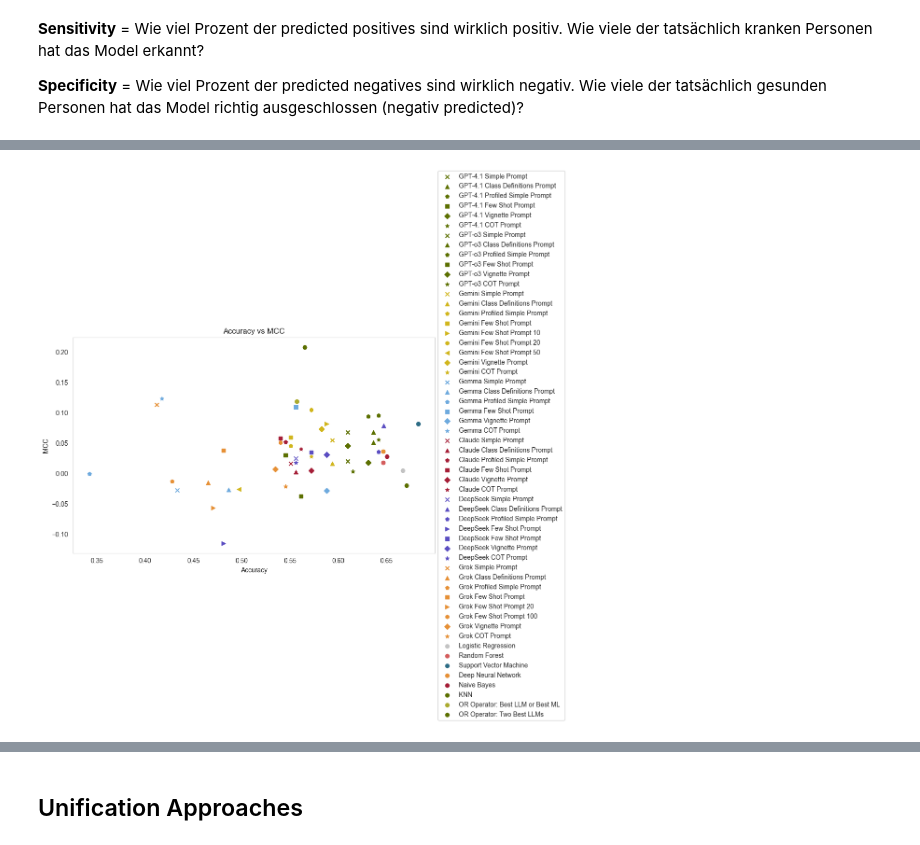
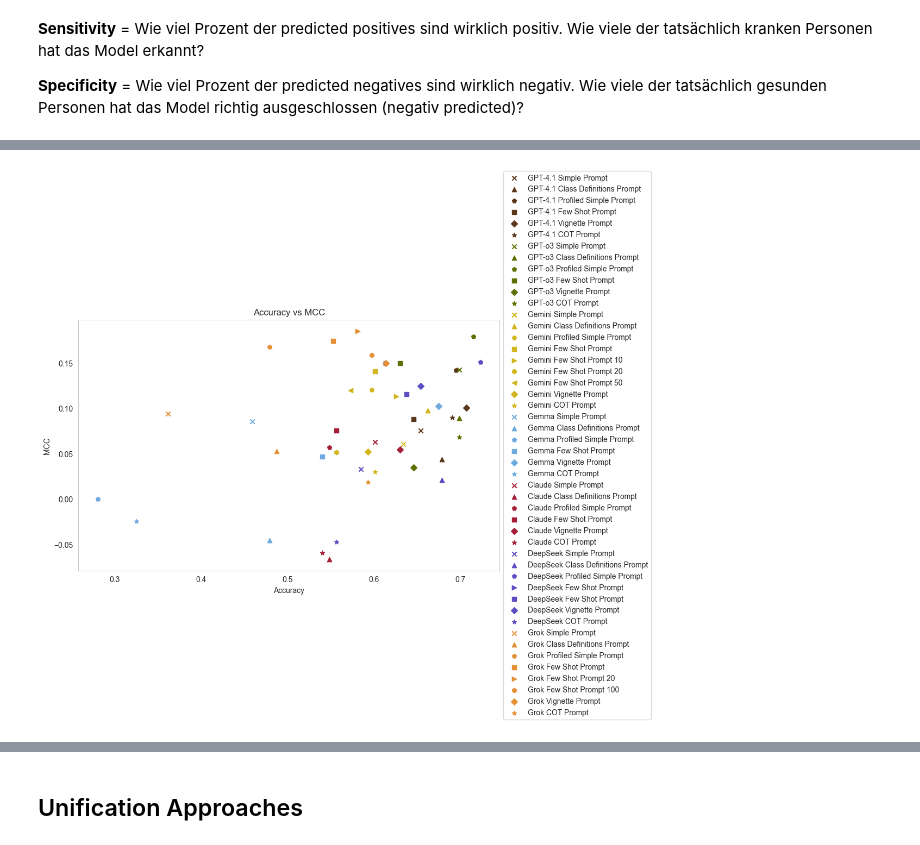
Before and after one commit to kimmizi/master_thesis, a Jupyter notebook: exp/05_Evaluation_Performance.ipynb, the cells around one changed output, grey strips where cells are left out. Cells and saved outputs as stored; diff of their text form; code cells hidden in the pictures.

Commit message:
Trying stratified train-test split and cleaned data

```diff
--- a/exp/05_Evaluation_Performance.ipynb
+++ b/exp/05_Evaluation_Performance.ipynb
@@ -141,7 +141,7 @@ X = X.drop(["hpi"], axis = 1)
 y = data_change["hpi"]
 
 # Train-test split
-X_train, X_test, y_train, y_test = train_test_split(X, y, test_size = 0.2, random_state = 42)
+X_train, X_test, y_train, y_test = train_test_split(X, y, test_size = 0.2, random_state = 42, stratify = y)
 
 print("X_train shape: ", X_train.shape, round(X_train.shape[0]/len(X), 2), "\n",
       "X_test shape: ", X_test.shape, round(X_test.shape[0]/len(X), 2),  "\n",
@@ -432,12 +391,12 @@ metrics_DeepSeek_cot_prompt = calculate_metrics(y_test_excl, y_pred_DeepSeek_cot
 # %%
-metrics_Grok_simple_prompt = calculate_metrics(y_test_excl, y_pred_Grok_simple_prompt)
-metrics_Grok_class_def_prompt = calculate_metrics(y_test_excl, y_pred_Grok_class_def_prompt)
-metrics_Grok_profiled_simple_prompt = calculate_metrics(y_test_excl, y_pred_Grok_profiled_simple_prompt)
-metrics_Grok_few_shot_prompt = calculate_metrics(y_test_excl, y_pred_Grok_few_shot_prompt)
-metrics_Grok_few_shot_prompt_20 = calculate_metrics(y_test_excl, y_pred_Grok_few_shot_prompt_20)
-metrics_Grok_few_shot_prompt_100 = calculate_metrics(y_test_excl, y_pred_Grok_few_shot_prompt_100)
-metrics_Grok_vignette_prompt = calculate_metrics(y_test_excl, y_pred_Grok_vignette_prompt)
-metrics_Grok_cot_prompt = calculate_metrics(y_test_excl, y_pred_Grok_cot_prompt["y_pred"])
+# metrics_Grok_simple_prompt = calculate_metrics(y_test_excl, y_pred_Grok_simple_prompt)
+# metrics_Grok_class_def_prompt = calculate_metrics(y_test_excl, y_pred_Grok_class_def_prompt)
+# metrics_Grok_profiled_simple_prompt = calculate_metrics(y_test_excl, y_pred_Grok_profiled_simple_prompt)
+# metrics_Grok_few_shot_prompt = calculate_metrics(y_test_excl, y_pred_Grok_few_shot_prompt)
+# metrics_Grok_few_shot_prompt_20 = calculate_metrics(y_test_excl, y_pred_Grok_few_shot_prompt_20)
+# metrics_Grok_few_shot_prompt_100 = calculate_metrics(y_test_excl, y_pred_Grok_few_shot_prompt_100)
+# metrics_Grok_vignette_prompt = calculate_metrics(y_test_excl, y_pred_Grok_vignette_prompt)
+# metrics_Grok_cot_prompt = calculate_metrics(y_test_excl, y_pred_Grok_cot_prompt["y_pred"])
 # %% [markdown]
 #### Unification Approaches
 # %%
@@ -589,12 +548,12 @@ plt.grid()
 # plot all simple prompts for LLMs: MCC vs Accuracy
 plt.figure(figsize = (10, 6))
 
-plt.scatter(metrics_GPT_simple_prompt["accuracy"], metrics_GPT_simple_prompt["mcc"], label = "GPT-4.1 Simple Prompt", color = hex_colors[9], marker = "x")
-plt.scatter(metrics_GPT_class_def_prompt["accuracy"], metrics_GPT_class_def_prompt["mcc"], label = "GPT-4.1 Class Definitions Prompt", color = hex_colors[9], marker = "^")
-plt.scatter(metrics_GPT_profiled_simple_prompt["accuracy"], metrics_GPT_profiled_simple_prompt["mcc"], label = "GPT-4.1 Profiled Simple Prompt", color = hex_colors[9], marker = "p")
-plt.scatter(metrics_GPT_few_shot_prompt["accuracy"], metrics_GPT_few_shot_prompt["mcc"], label = "GPT-4.1 Few Shot Prompt", color = hex_colors[9], marker = "s")
-plt.scatter(metrics_GPT_vignette_prompt["accuracy"], metrics_GPT_vignette_prompt["mcc"], label = "GPT-4.1 Vignette Prompt", color = hex_colors[9], marker = "D")
-plt.scatter(metrics_GPT_cot_prompt["accuracy"], metrics_GPT_cot_prompt["mcc"], label = "GPT-4.1 COT Prompt", color = hex_colors[9], marker = "*")
+plt.scatter(metrics_GPT_simple_prompt["accuracy"], metrics_GPT_simple_prompt["mcc"], label = "GPT-4.1 Simple Prompt", color = hex_colors[11], marker = "x")
+plt.scatter(metrics_GPT_class_def_prompt["accuracy"], metrics_GPT_class_def_prompt["mcc"], label = "GPT-4.1 Class Definitions Prompt", color = hex_colors[11], marker = "^")
+plt.scatter(metrics_GPT_profiled_simple_prompt["accuracy"], metrics_GPT_profiled_simple_prompt["mcc"], label = "GPT-4.1 Profiled Simple Prompt", color = hex_colors[11], marker = "p")
+plt.scatter(metrics_GPT_few_shot_prompt["accuracy"], metrics_GPT_few_shot_prompt["mcc"], label = "GPT-4.1 Few Shot Prompt", color = hex_colors[11], marker = "s")
+plt.scatter(metrics_GPT_vignette_prompt["accuracy"], metrics_GPT_vignette_prompt["mcc"], label = "GPT-4.1 Vignette Prompt", color = hex_colors[11], marker = "D")
+plt.scatter(metrics_GPT_cot_prompt["accuracy"], metrics_GPT_cot_prompt["mcc"], label = "GPT-4.1 COT Prompt", color = hex_colors[11], marker = "*")
 
 plt.scatter(metrics_GPT_o3_simple_prompt["accuracy"], metrics_GPT_o3_simple_prompt["mcc"], label = "GPT-o3 Simple Prompt", color = hex_colors[9], marker = "x")
 plt.scatter(metrics_GPT_o3_class_definitions_prompt["accuracy"], metrics_GPT_o3_class_definitions_prompt["mcc"], label = "GPT-o3 Class Definitions Prompt", color = hex_colors[9], marker = "^")
@@ -645,16 +604,16 @@ plt.scatter(metrics_Grok_few_shot_prompt_100["accuracy"], metrics_Grok_few_shot_
 plt.scatter(metrics_Grok_vignette_prompt["accuracy"], metrics_Grok_vignette_prompt["mcc"], label = "Grok Vignette Prompt", color = hex_colors[4], marker = "D")
 plt.scatter(metrics_Grok_cot_prompt["accuracy"], metrics_Grok_cot_prompt["mcc"], label = "Grok COT Prompt", color = hex_colors[4], marker = "*")
 
-plt.scatter(metrics_lr["accuracy"], metrics_lr["mcc"], label = "Logistic Regression", color = hex_colors[7])
-plt.scatter(metrics_rf["accuracy"], metrics_rf["mcc"], label = "Random Forest", color = hex_colors[1])
-plt.scatter(metrics_svc["accuracy"], metrics_svc["mcc"], label = "Support Vector Machine", color = hex_colors[6])
-plt.scatter(metrics_dnn["accuracy"], metrics_dnn["mcc"], label = "Deep Neural Network", color = hex_colors[4])
-plt.scatter(metrics_nb["accuracy"], metrics_nb["mcc"], label = "Naive Bayes", color = hex_colors[0])
-plt.scatter(metrics_knn["accuracy"], metrics_knn["mcc"], label = "KNN", color = hex_colors[9])
-
-
-plt.scatter(metrics_best_LLM_or_best_ML["accuracy"], metrics_best_LLM_or_best_ML["mcc"], label = "OR Operator: Best LLM or Best ML", color = hex_colors[8], marker = "o")
-plt.scatter(metrics_OR_best_LLMs["accuracy"], metrics_OR_best_LLMs["mcc"], label = "OR Operator: Two Best LLMs", color = hex_colors[9], marker = "o")
+# plt.scatter(metrics_lr["accuracy"], metrics_lr["mcc"], label = "Logistic Regression", color = hex_colors[7])
+# plt.scatter(metrics_rf["accuracy"], metrics_rf["mcc"], label = "Random Forest", color = hex_colors[1])
+# plt.scatter(metrics_svc["accuracy"], metrics_svc["mcc"], label = "Support Vector Machine", color = hex_colors[6])
+# plt.scatter(metrics_dnn["accuracy"], metrics_dnn["mcc"], label = "Deep Neural Network", color = hex_colors[4])
+# plt.scatter(metrics_nb["accuracy"], metrics_nb["mcc"], label = "Naive Bayes", color = hex_colors[0])
+# plt.scatter(metrics_knn["accuracy"], metrics_knn["mcc"], label = "KNN", color = hex_colors[9])
+#
+#
+# plt.scatter(metrics_best_LLM_or_best_ML["accuracy"], metrics_best_LLM_or_best_ML["mcc"], label = "OR Operator: Best LLM or Best ML", color = hex_colors[8], marker = "o")
+# plt.scatter(metrics_OR_best_LLMs["accuracy"], metrics_OR_best_LLMs["mcc"], label = "OR Operator: Two Best LLMs", color = hex_colors[9], marker = "o")
 
 
 # plt.scatter(metrics_pov_all_models["accuracy"], metrics_pov_all_models["mcc"], label = "POV All Models", color = "black", marker = "P")
@@ -662,34 +621,34 @@ plt.scatter(metrics_OR_best_LLMs["accuracy"], metrics_OR_best_LLMs["mcc"], label
 # plt.scatter(metrics_pov_llm_votes["accuracy"], metrics_pov_llm_votes["mcc"], label = "POV LLM Votes", color = "black", marker = "p")
 # plt.scatter(metrics_pov_simple_votes["accuracy"], metrics_pov_simple_votes["mcc"], label = "POV Simple Votes", color = "black", marker = "x")
 # plt.scatter(metrics_pov_class_definitions_votes["accuracy"], metrics_pov_class_definitions_votes["mcc"], label = "POV Class Definitions Votes", color = "black", marker = "^")
 # plt.scatter(metrics_pov_profiled_simple_votes["accuracy"], metrics_pov_profiled_simple_votes["mcc"], label = "POV Profiled Simple Votes", color = "black", marker = "p")
 # plt.scatter(metrics_pov_few_shot_votes["accuracy"], metrics_pov_few_shot_votes["mcc"], label = "POV Few Shot Votes", color = "black", marker = "s")
 # plt.scatter(metrics_pov_vignette_votes["accuracy"], metrics_pov_vignette_votes["mcc"], label = "POV Vignette Votes", color = "black", marker = "D")
 # plt.scatter(metrics_pov_cot_votes["accuracy"], metrics_pov_cot_votes["mcc"], label = "POV COT Votes", color = "black", marker = "*")
 
 
 # plt.scatter(metrics_new_input_dnn["accuracy"], metrics_new_input_dnn["mcc"], label = "New Input DNN", color = "green", marker = "s")
 # plt.scatter(metrics_new_input_svc["accuracy"], metrics_new_input_svc["mcc"], label = "New Input SVC", color = "orange", marker = "D")
 # plt.scatter(metrics_new_input_svc_2["accuracy"], metrics_new_input_svc_2["mcc"], label = "New Input SVC All train set", color = "purple", marker = "*")
 
 # plt.xlim(0.3, 0.7)
 # plt.ylim(-0.05, 0.25)
 
 # plt.xlim(0, 1.02)
 # plt.ylim(-1.02, 1.02)
 
 plt.xlabel("Accuracy")
 plt.ylabel("MCC")
 plt.title("Accuracy vs MCC")
 plt.legend(loc = 'center left', bbox_to_anchor = (1, 0.5))
 plt.grid()
 
 # # save as png
 # plt.savefig("../doc/figs/01_LLM_ML_performance/accuracy_mcc_LLMs.png", dpi = 300, bbox_inches = "tight")
 # plt.savefig("../doc/figs/01_LLM_ML_performance/accuracy_mcc_all_models.png", dpi = 300, bbox_inches = "tight")
 # plt.savefig("../doc/figs/01_LLM_ML_performance/accuracy_mcc_LLMs_ML_0_1.png", dpi = 300, bbox_inches = "tight")
 # %% [output]
-[figure, old version]
+[figure, new version]
 # %%
 # plot sensitivity vs specificity for all simple prompts
 plt.figure(figsize = (10, 6))
```
Also changed, not shown: parts of 31 cells of this notebook, 1 other file.
